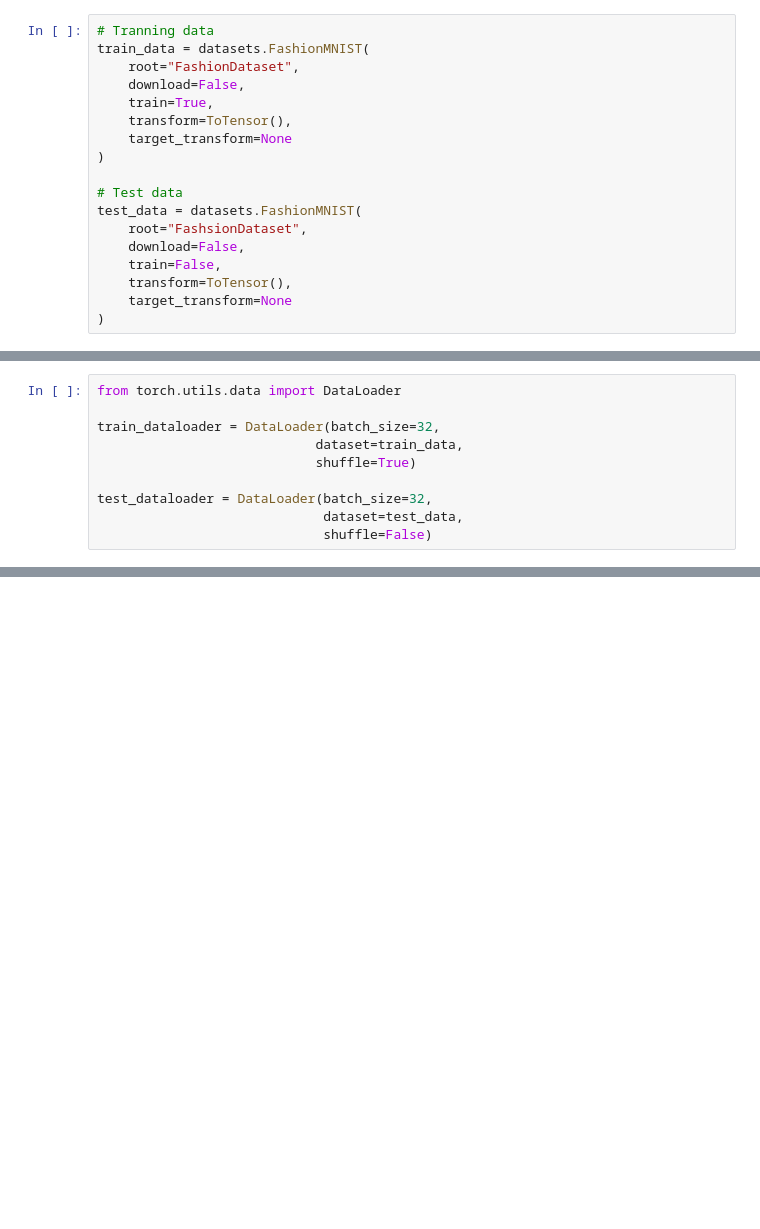
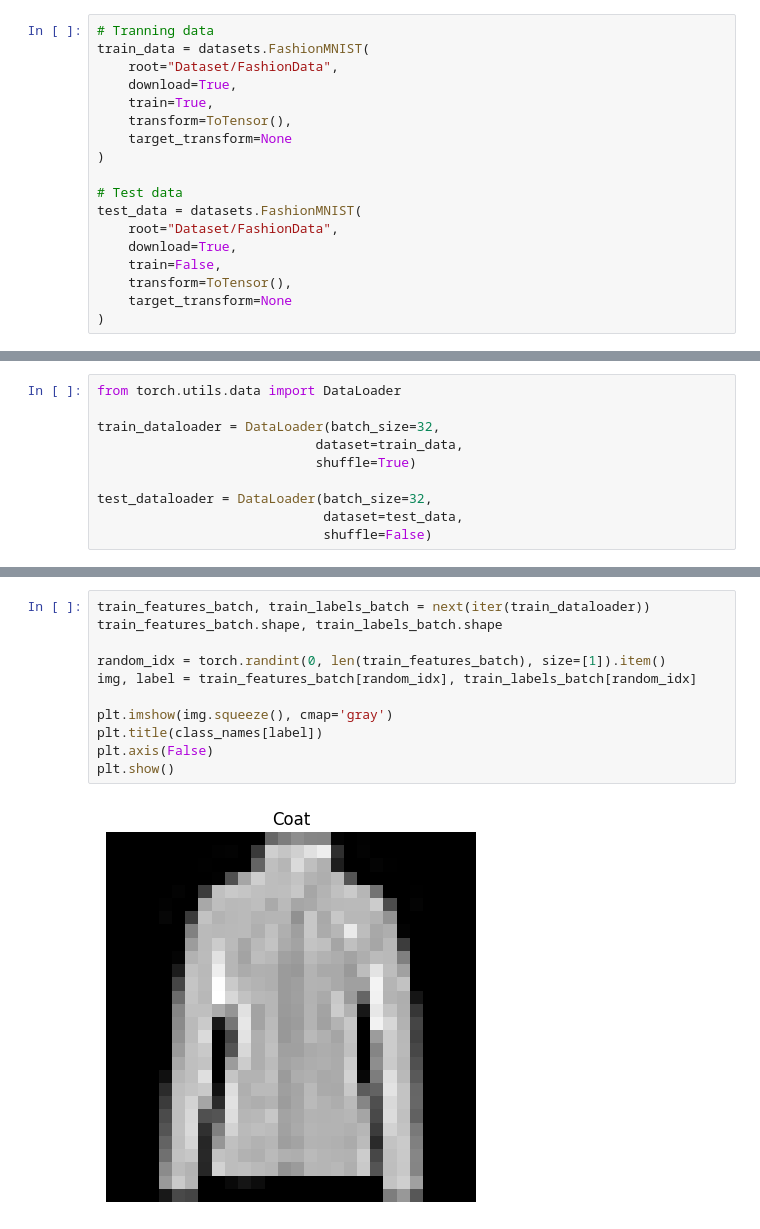
Before and after one commit to SegusFaultise/ComputerVisionPytorch, a Jupyter notebook: Source/main.ipynb, the cells around one changed output, grey strips where cells are left out. Saved outputs shown, nothing was run; the diff lists cells and outputs as text; blank space fills up the shorter version.

```diff
--- a/Source/main.ipynb
+++ b/Source/main.ipynb
@@ -16,8 +18,8 @@ print(device)
 # %%
 # Tranning data
 train_data = datasets.FashionMNIST(
-    root="FashionDataset",
-    download=False,
+    root="Dataset/FashionData",
+    download=True,
     train=True,
     transform=ToTensor(),
     target_transform=None
@@ -25,8 +27,8 @@ train_data = datasets.FashionMNIST(
 
 # Test data
 test_data = datasets.FashionMNIST(
-    root="FashsionDataset",
-    download=False,
+    root="Dataset/FashionData",
+    download=True,
     train=False,
     transform=ToTensor(),
     target_transform=None
@@ -70,0 +94,13 @@ test_dataloader = DataLoader(batch_size=32,
+# %%
+train_features_batch, train_labels_batch = next(iter(train_dataloader))
+train_features_batch.shape, train_labels_batch.shape
+
+random_idx = torch.randint(0, len(train_features_batch), size=[1]).item()
+img, label = train_features_batch[random_idx], train_labels_batch[random_idx]
+
+plt.imshow(img.squeeze(), cmap='gray')
+plt.title(class_names[label])
+plt.axis(False)
+plt.show()
+# %% [output]
+[figure, added]
```
Also changed, not shown: parts of 9 cells of this notebook, 8 other files.
